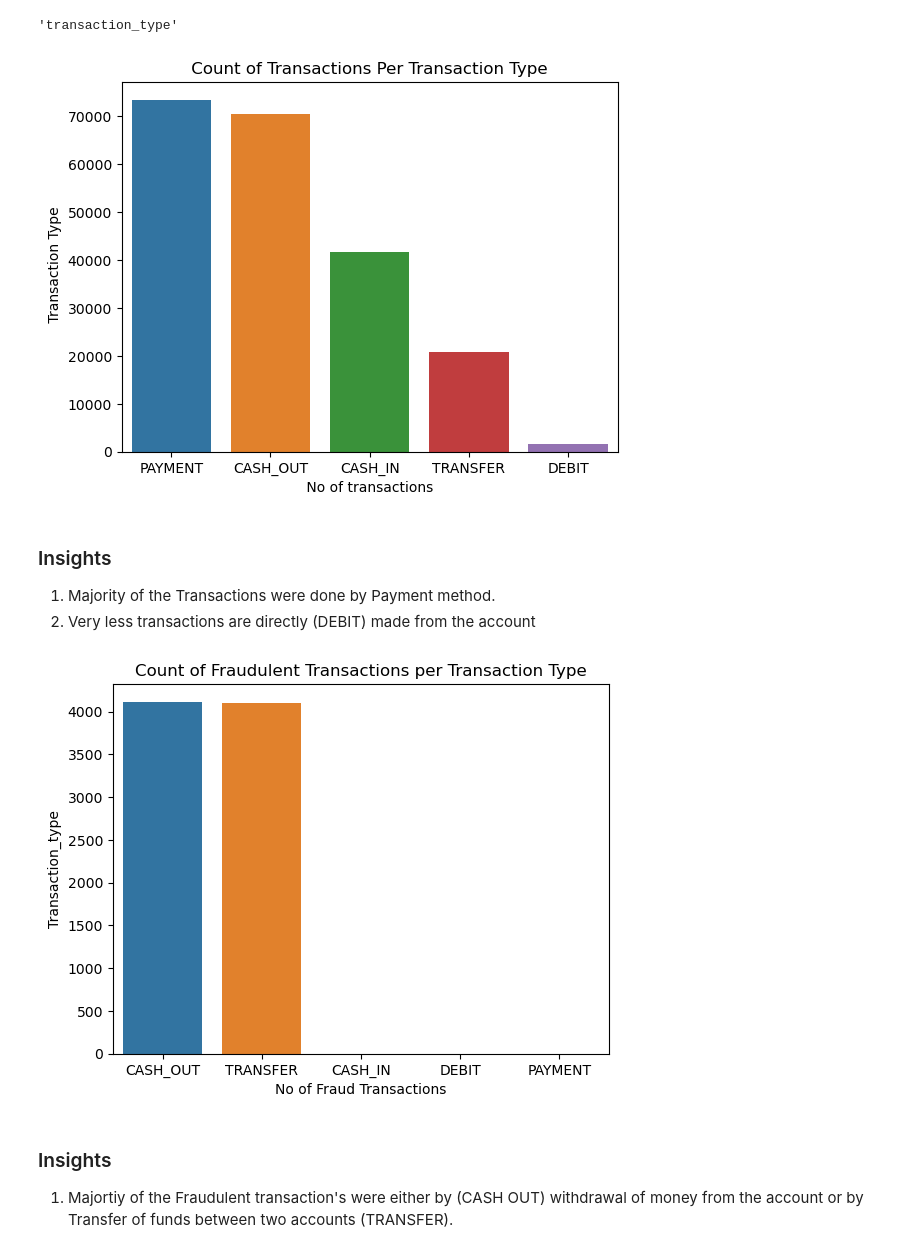
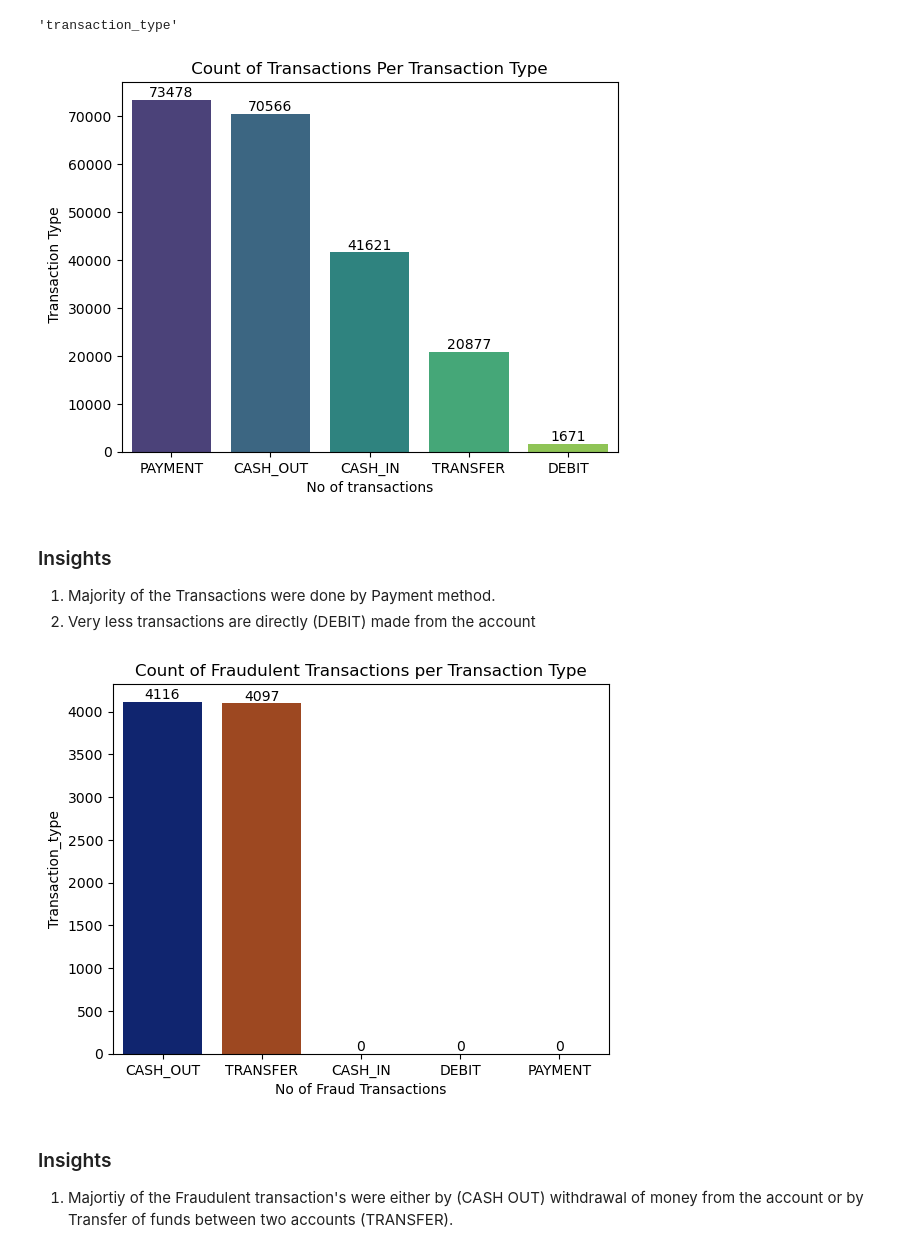
Before and after one commit to adin11/online-payment-fraud-detection, a Jupyter notebook: model.ipynb, the cells around one changed output. Saved outputs shown, nothing was run; the diff lists cells and outputs as text; code cells hidden in the pictures.

```diff
--- a/model.ipynb
+++ b/model.ipynb
@@ -286,14 +282,16 @@ categorical_columns
 # %%
 transaction_count = df.groupby('transaction_type')['isFraud'].count().reset_index(name='no of transactions') \
    .sort_values(by='no of transactions',ascending=False)
 
-sns.barplot(data=transaction_count,x='transaction_type',y='no of transactions',)
+ax = sns.barplot(data=transaction_count,x='transaction_type',y='no of transactions',palette='viridis')
+ax.bar_label(ax.containers[0])
+
 plt.xlabel(" No of transactions ")
 plt.title(" Count of Transactions Per Transaction Type ")
 plt.ylabel(" Transaction Type")
 plt.show()
 # %% [output]
-[figure, old version]
+[figure, new version]
 # %% [markdown]
 ### Insights
 
@@ -303,13 +301,15 @@ plt.show()
 fraud_count_df = df.groupby('transaction_type')['isFraud'].sum().reset_index() \
      .sort_values(by='isFraud',ascending=False)
 
-sns.barplot(data=fraud_count_df,x='transaction_type',y='isFraud')
+ax = sns.barplot(data=fraud_count_df,x='transaction_type',y='isFraud',palette='dark')
+ax.bar_label(ax.containers[0])
+
 plt.title("Count of Fraudulent Transactions per Transaction Type")
 plt.xlabel("No of Fraud Transactions")
 plt.ylabel("Transaction_type")
 plt.show()
 # %% [output]
-[figure, old version]
+[figure, new version]
 # %% [markdown]
 ### Insights
 
```
Also changed, not shown: parts of 16 cells of this notebook.
